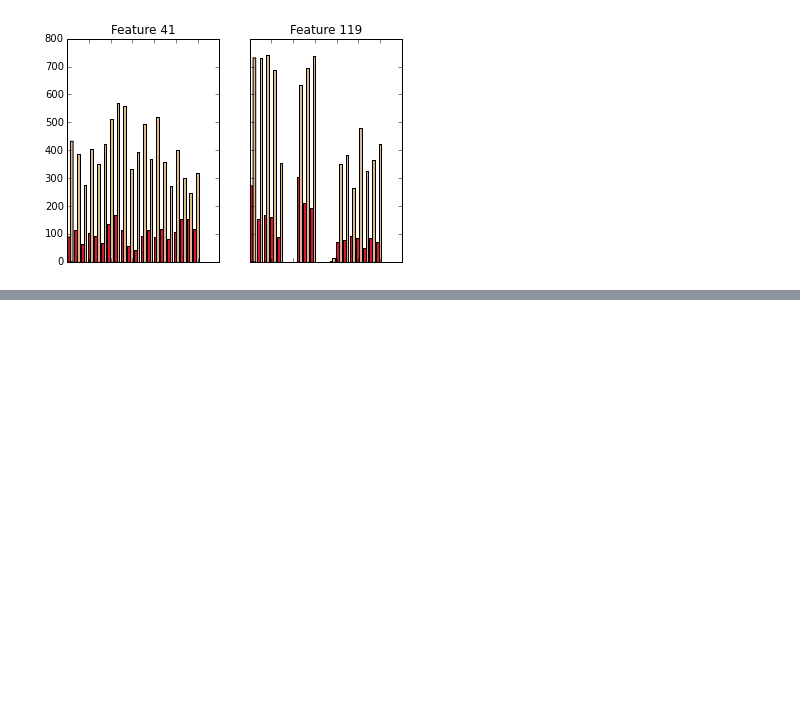
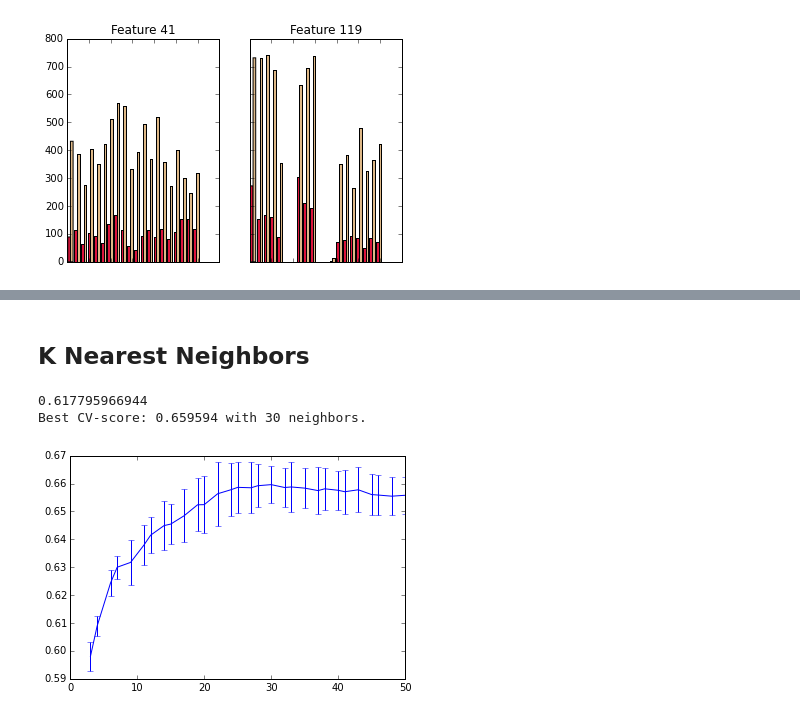
Before and after one commit to dudevil/dm-chemistry, a Jupyter notebook: eda.ipynb, the cells around one changed output, grey strips where cells are left out. Saved outputs shown, nothing was run; the diff lists cells and outputs as text; code cells hidden in the pictures; blank space fills up the shorter version.

```diff
--- a/eda.ipynb
+++ b/eda.ipynb
@@ -255,0 +275,26 @@ plt.plot(iterations, -np.cumsum(gbc.oob_improvement_), label='Out-of-Bag Error',
+# %% [markdown]
+## K Nearest Neighbors
+# %%
+from sklearn.neighbors import KNeighborsClassifier
+from sklearn.preprocessing import scale
+
+n_trials = 30
+# дисперсию тоже стандартизуем
+X_std = scale(X_scaled)
+
+neighbors = np.linspace(3, 50, n_trials, dtype=np.int)
+cv_scores = np.zeros((n_trials, 2), dtype=np.float)
+
+for i, n_neighbors in enumerate(neighbors):
+    knnc = KNeighborsClassifier(n_neighbors=n_neighbors)
+    scores = cross_val_score(knnc, X_scaled, y=Y.values.flatten(), scoring='roc_auc', cv=5)
+    cv_scores[i, 0] = scores.mean()
+    cv_scores[i, 1] = scores.std()
+
+#plt.plot(neighbors, cv_scores[:, 0])
+plt.errorbar(neighbors, cv_scores[:, 0], yerr=cv_scores[:, 1])
+print('Best CV-score: %f with %d neighbors.' % (np.max(cv_scores[:, 0]), neighbors[np.argmax(cv_scores[:, 0])]))
+# %% [output]
+0.617795966944
+Best CV-score: 0.659594 with 30 neighbors.
+[figure, added]
```
Also changed, not shown: parts of 15 cells of this notebook.
